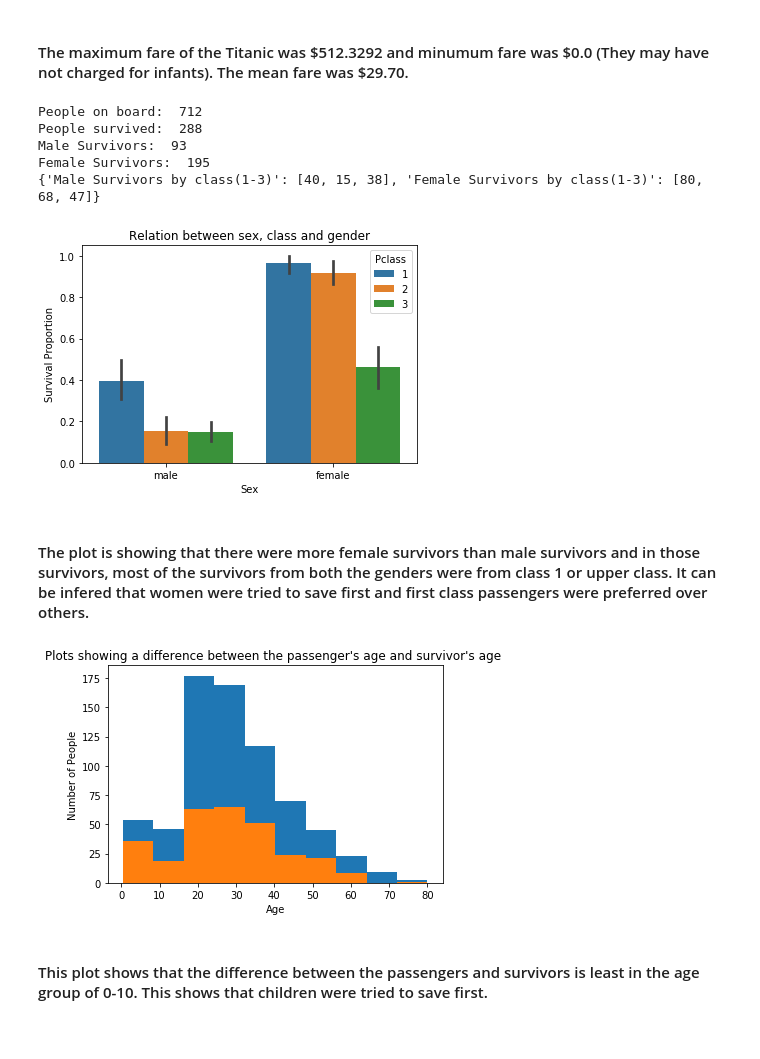
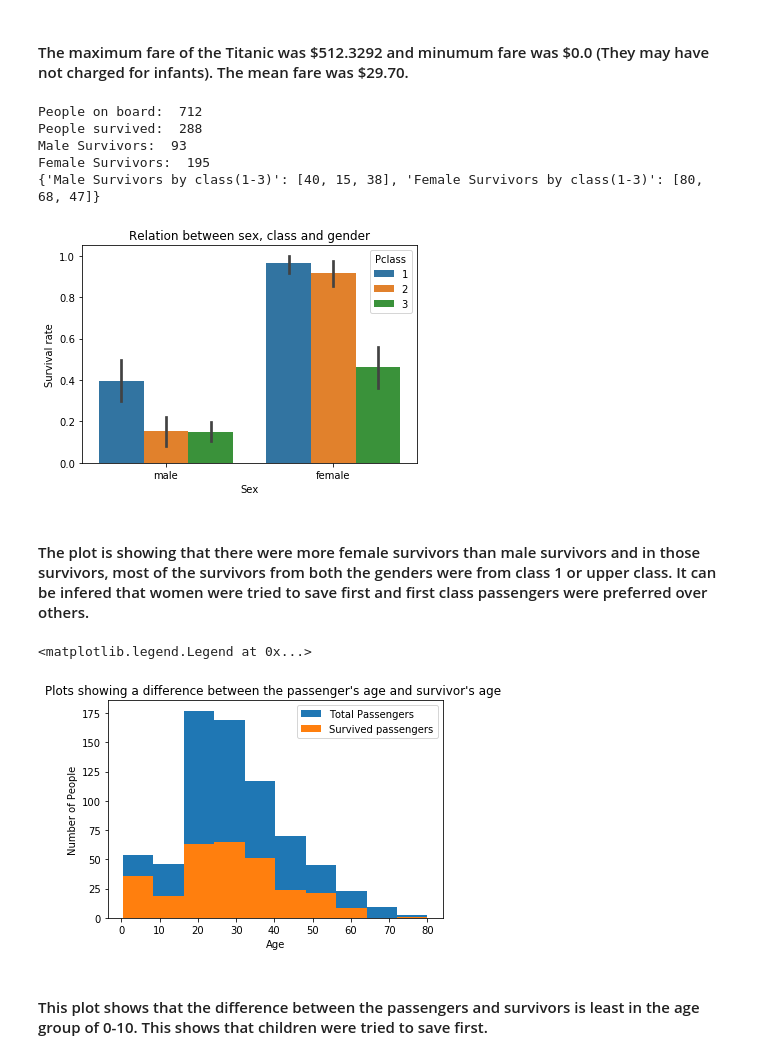
Before and after one commit to raghunandepu/Data_Analysis, a Jupyter notebook: Titanic_Data_Analysis.ipynb, the cells around one changed output. Cells and saved outputs as stored; diff of their text form; code cells hidden in the pictures.

```diff
--- a/Titanic_Data_Analysis.ipynb
+++ b/Titanic_Data_Analysis.ipynb
@@ -272,24 +274,26 @@ print class_survivors
 
 # Plots showing the Passenger Class, Sex and survival
 class_sex_sur_plot = sns.barplot(x="Sex", y="Survived", hue="Pclass", data=new_data)
-class_sex_sur_plot.set(xlabel="Sex", ylabel="Survival Proportion", title='Relation between sex, class and gender');
+class_sex_sur_plot.set(xlabel="Sex", ylabel="Survival rate", title='Relation between sex, class and gender');
 # %% [output]
 People on board:  712
 People survived:  288
 Male Survivors:  93
 Female Survivors:  195
 {'Male Survivors by class(1-3)': [40, 15, 38], 'Female Survivors by class(1-3)': [80, 68, 47]}
-[figure, old version]
+[figure, new version]
 # %% [markdown]
 #### The plot is showing that there were more female survivors than male survivors and in those survivors, most of the survivors from both the genders were from class 1 or upper class. It can be infered that women were tried to save first and first class passengers were preferred over others.
 # %%
-passenger_plot = plt.hist(new_data['Age'])
-survivor_plot = plt.hist(survivors['Age'])
+passenger_plot = plt.hist(new_data['Age'],label='Total Passengers')
+survivor_plot = plt.hist(survivors['Age'],label = 'Survived passengers')
 plt.title('Plots showing a difference between the passenger\'s age and survivor\'s age ');
 plt.xlabel('Age');
 plt.ylabel('Number of People');
+plt.legend(loc='upper right')
 # %% [output]
+<matplotlib.legend.Legend at 0x...>
-[figure, old version]
+[figure, new version]
 # %% [markdown]
 #### This plot shows that the difference between the passengers and survivors is least in the age group of 0-10. This shows that children were tried to save first.
 # %% [markdown]
```
Also changed, not shown: parts of 3 cells of this notebook, 1 other file.
